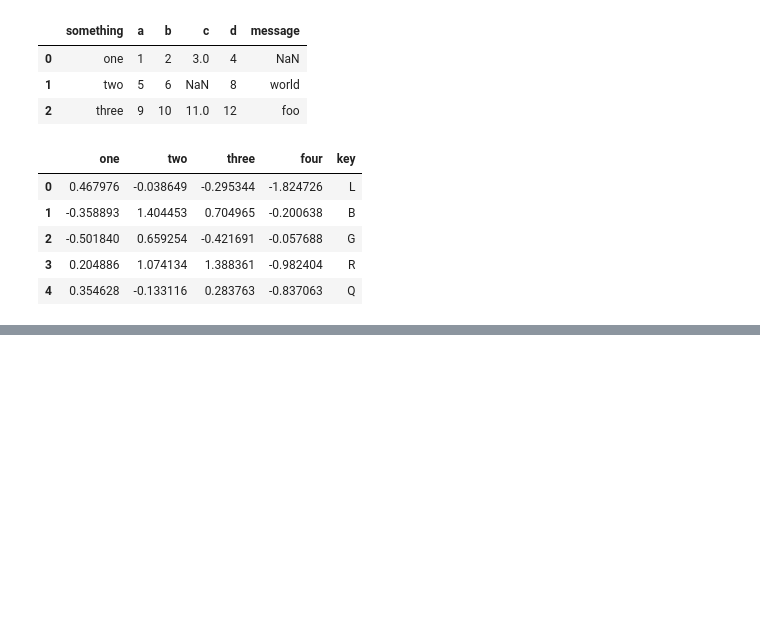
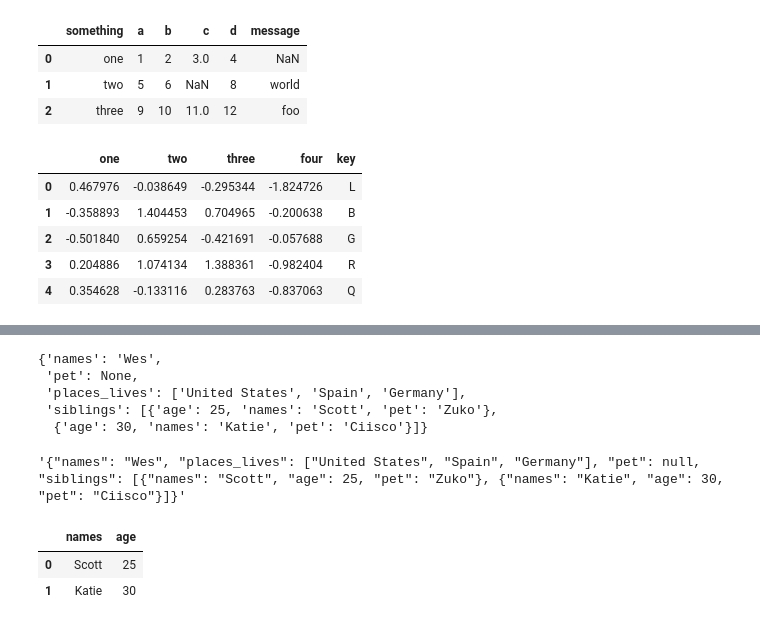
Before and after one commit to xia0sheng/pydata_book, a Jupyter notebook: mych06.ipynb, the cells around one changed output, grey strips where cells are left out. Saved outputs shown, nothing was run; the diff lists cells and outputs as text; code cells hidden in the pictures; blank space fills up the shorter version.

```diff
--- a/mych06.ipynb
+++ b/mych06.ipynb
@@ -151,0 +293,9 @@ result
+# %%
+obj = """
+{"names": "Wes",
+ "places_lives": ["United States", "Spain", "Germany"],
+ "pet": null,
+ "siblings": [{"names": "Scott", "age": 25, "pet": "Zuko"},
+             {"names": "Katie", "age": 30, "pet": "Ciisco"}]
+}
+"""
@@ -151,0 +308,10 @@ result
+# %%
+result = json.loads(obj)
+# %%
+result
+# %% [output]
+{'names': 'Wes',
+ 'pet': None,
+ 'places_lives': ['United States', 'Spain', 'Germany'],
+ 'siblings': [{'age': 25, 'names': 'Scott', 'pet': 'Zuko'},
+  {'age': 30, 'names': 'Katie', 'pet': 'Ciisco'}]}
@@ -151,0 +320,12 @@ result
+# %%
+asjson
+# %% [output]
+'{"names": "Wes", "places_lives": ["United States", "Spain", "Germany"], "pet": null, "siblings": [{"names": "Scott", "age": 25, "pet": "Zuko"}, {"names": "Katie", "age": 30, "pet": "Ciisco"}]}'
+# %%
+siblings = DataFrame(result['siblings'], columns=['names', 'age'])
+# %%
+siblings
+# %% [output]
+|  | names | age |
+| 0 | Scott | 25 |
+| 1 | Katie | 30 |
```
Also changed, not shown: parts of 29 cells of this notebook, 1 other file.
